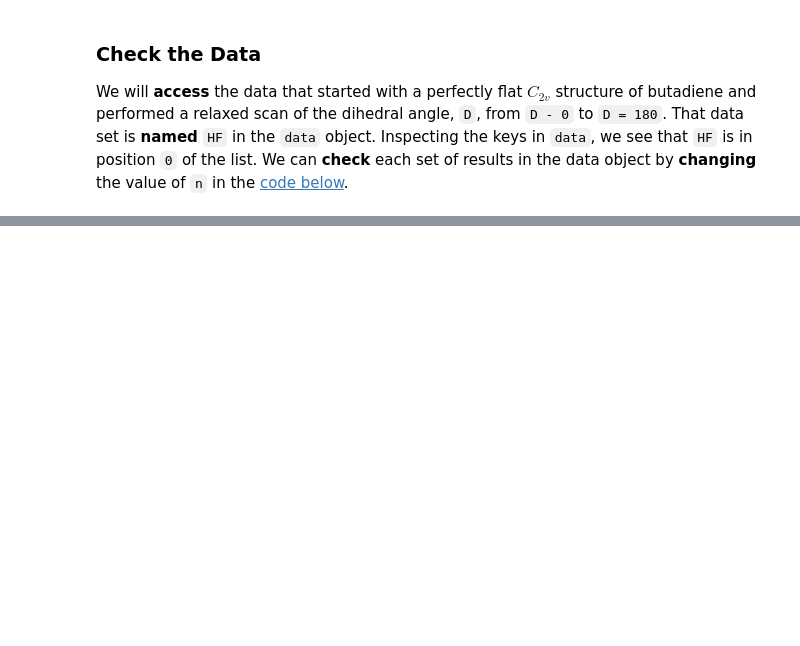
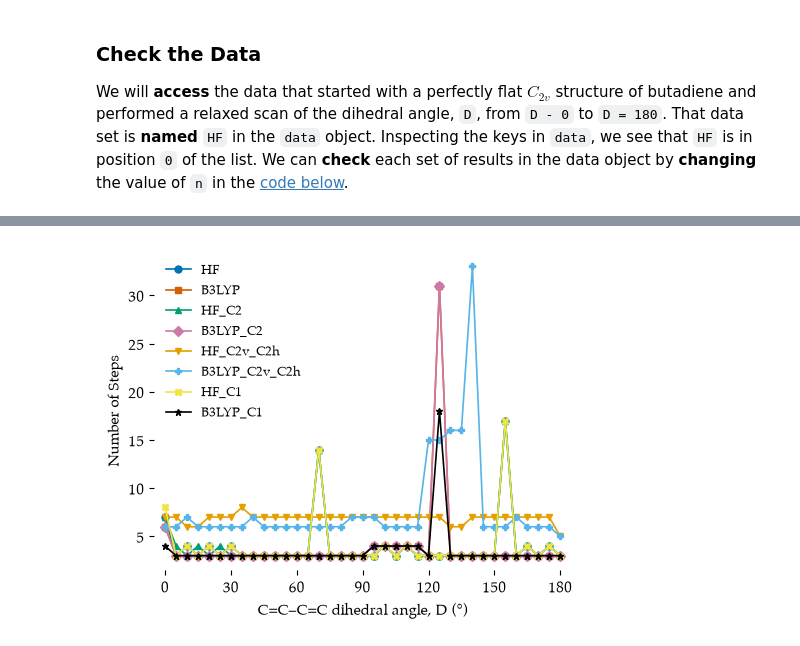
Before and after one commit to blinkletter/UsingPsi4v2, a Jupyter notebook: ch4/4C-butadiene/butadiene_plots.ipynb, the cells around one changed output, grey strips where cells are left out. Saved outputs shown, nothing was run; the diff lists cells and outputs as text; code cells hidden in the pictures; blank space fills up the shorter version.

```diff
--- a/ch4/4C-butadiene/butadiene_plots.ipynb
+++ b/ch4/4C-butadiene/butadiene_plots.ipynb
@@ -333,16 +256,0 @@ scan[0]["E"]-scan2[0]["E"]
-# %%
-#name = "butadiene_scan_HF_631.json"
-#name = "butadiene_scan_B3LYP-D3BJ_631GX.json"
-#name = "butadiene_scan_HF_631-nosym.json"
-name = "butadiene_scan_B3LYP-D3BJ_631GX-nosym.json"
-
-# recreate the result object from the json file
-data_dir = Path("data")
-with open(data_dir / name) as f:
-    scan2 = json.load(f)            # load data into the object named 'scan'
-
-# print out the labels for the contents of the loaded data object
-print("List of dictionaries has been imported. Keys in each dictionay are... ")
-print(list(scan2[0].keys()))
-print("Keys in 'var' dictionay are... ")
-print(list(scan2[0]["var"].keys()))
@@ -348,0 +317,46 @@ print(list(scan2[0]["var"].keys()))
+# %%
+#| label: plotting-steps-butadiene
+#| tags: [hide-input]
+#| caption: Plot of steps for each optimization in the rotational scans for butadiene
+
+
+import matplotlib.pyplot as plt
+from itertools import cycle
+
+# Okabe–Ito palette: colour-blind safe and distinct in greyscale print
+default_colors  = cycle(["#0072B2", "#D55E00", "#009E73", "#CC79A7",
+                         "#E69F00", "#56B4E9", "#F0E442", "#000000"])
+default_markers = cycle(["o", "s", "^", "D", "v", "P", "X", "*"])
+
+# Optional: pin specific styles to specific data sets (keys must match data.keys())
+colors  = {}   # e.g. {"HF/STO-3G": "#0072B2", "B3LYP/6-31G*": "#D55E00"}
+markers = {}   # e.g. {"HF/STO-3G": "o",       "B3LYP/6-31G*": "s"}
+
+fig, ax = plt.subplots(nrows=1, ncols=1, figsize=(5, 4))
+
+for label, scan in data.items():    # dict.items() method returns keys and contents of keys in an iterable object
+    D_list     = [point["D"] for point in scan]      # dihedral angle at each step of the scan
+    steps_list = [point["steps"] for point in scan]  # optimization steps at each point of the scan
+
+    ax.plot(D_list, steps_list,
+            color=colors.get(label, next(default_colors)),
+            marker=markers.get(label, next(default_markers)),
+            markersize=5,
+            linewidth=1.2,
+            label=label,
+            zorder=2)
+
+ax.set_xlabel("C=C–C=C dihedral angle, D (°)")
+ax.set_ylabel("Number of Steps")
+ax.set_xlim(-5, 185)
+ax.set_xticks([0, 30, 60, 90, 120, 150, 180])
+
+ax.legend(loc="best", fontsize="small", frameon=False)
+# If the legend covers data, put it outside the plot instead:
+# ax.legend(loc="upper left", bbox_to_anchor=(1.02, 1), fontsize="small", frameon=False)
+
+plt.tight_layout()
+plt.savefig(output_dir / "steps_plot.pdf")  # this will be a clearer image to inspect in a PDF reader
+plt.show()
+# %% [output]
+[figure, added]
```
Also changed, not shown: parts of 39 cells of this notebook, 3 other files.
